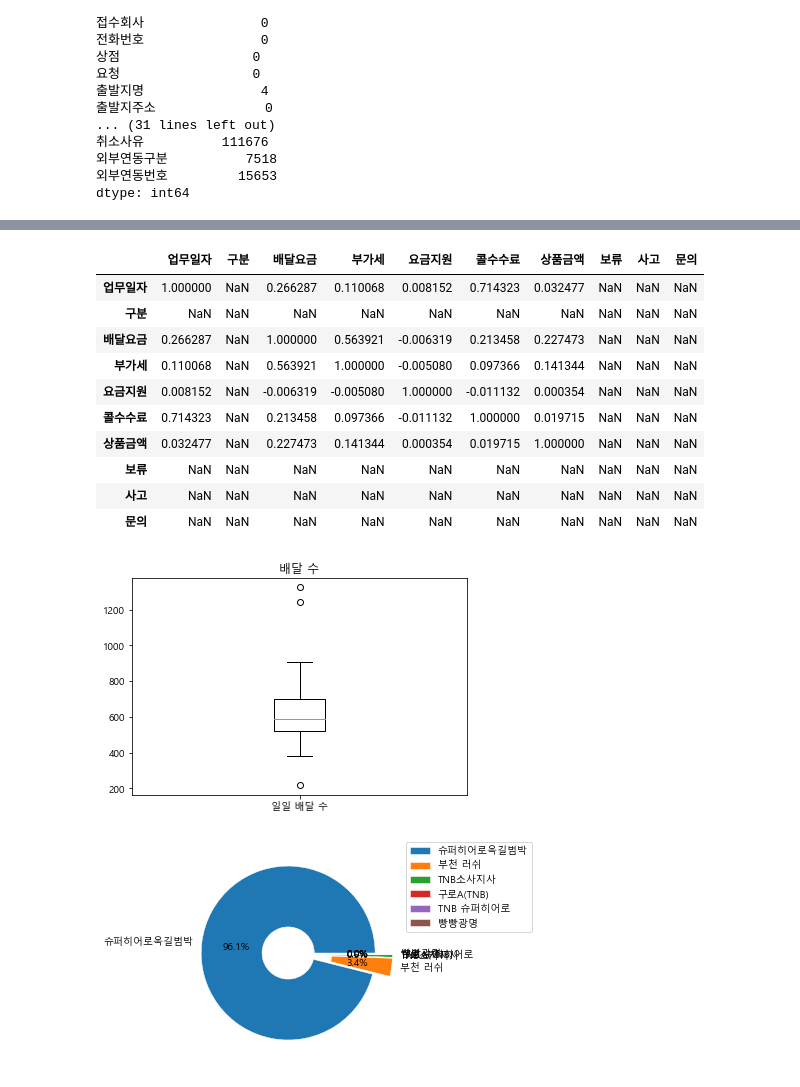
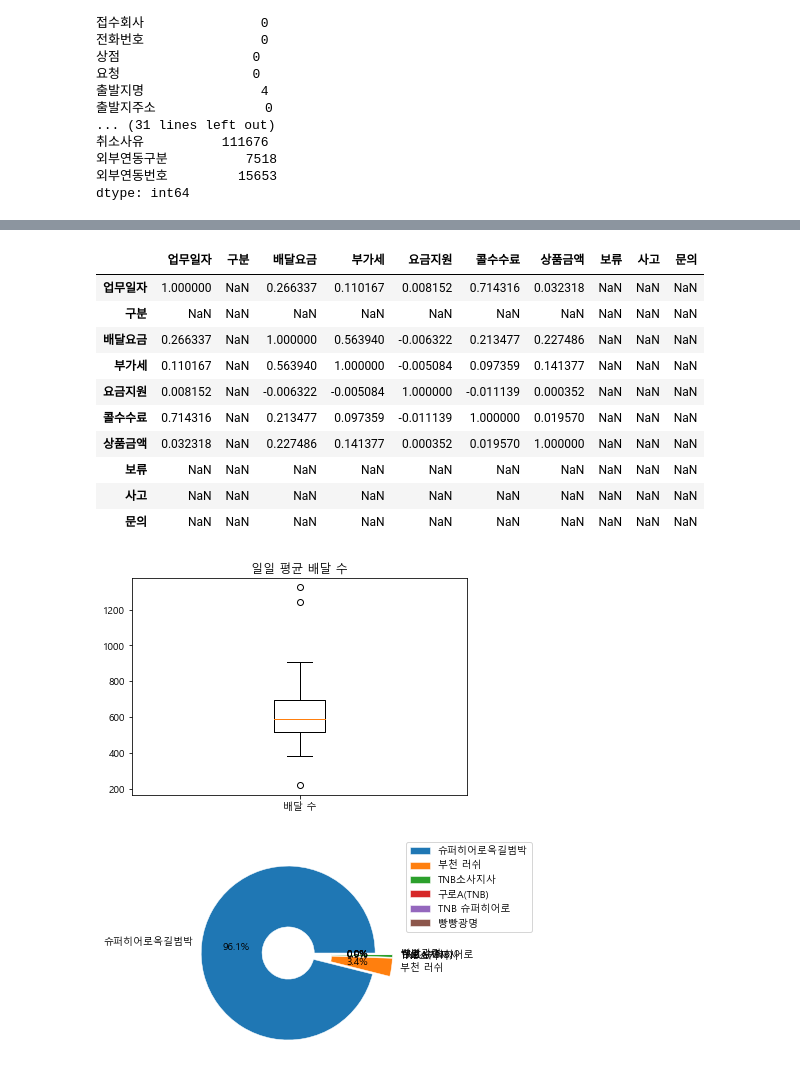
Before and after one commit to ethan528/BBS_Optimal_Position, a Jupyter notebook: EDA.ipynb, the cells around one changed output, grey strips where cells are left out. Saved outputs shown, nothing was run; the diff lists cells and outputs as text; code cells hidden in the pictures.

```diff
--- a/EDA.ipynb
+++ b/EDA.ipynb
@@ -55,7 +55,7 @@ Unnamed: 3      7518
 외부연동번호         15653
 dtype: int64
 # %%
-df1 = df[df['완료'].notnull()]
+df1 = df[(df['완료'].notnull()) & (df['픽업'].notnull()) & (df['취소'].isna())]
 df1.describe()
 # %% [output]
 |  | 업무일자 | 구분 | 배달요금 | 부가세 | 요금지원 | 콜수수료 | 상품금액 | 보류 | 사고 | 문의 |
@@ -71,32 +71,31 @@ df1.describe()
 df1.corr()
 # %% [output]
 |  | 업무일자 | 구분 | 배달요금 | 부가세 | 요금지원 | 콜수수료 | 상품금액 | 보류 | 사고 | 문의 |
-| 업무일자 | 1.000000 | NaN | 0.266287 | 0.110068 | 0.008152 | 0.714323 | 0.032477 | NaN | NaN | NaN |
+| 업무일자 | 1.000000 | NaN | 0.266337 | 0.110167 | 0.008152 | 0.714316 | 0.032318 | NaN | NaN | NaN |
 | 구분 | NaN | NaN | NaN | NaN | NaN | NaN | NaN | NaN | NaN | NaN |
-| 배달요금 | 0.266287 | NaN | 1.000000 | 0.563921 | -0.006319 | 0.213458 | 0.227473 | NaN | NaN | NaN |
-| 부가세 | 0.110068 | NaN | 0.563921 | 1.000000 | -0.005080 | 0.097366 | 0.141344 | NaN | NaN | NaN |
-| 요금지원 | 0.008152 | NaN | -0.006319 | -0.005080 | 1.000000 | -0.011132 | 0.000354 | NaN | NaN | NaN |
-| 콜수수료 | 0.714323 | NaN | 0.213458 | 0.097366 | -0.011132 | 1.000000 | 0.019715 | NaN | NaN | NaN |
-| 상품금액 | 0.032477 | NaN | 0.227473 | 0.141344 | 0.000354 | 0.019715 | 1.000000 | NaN | NaN | NaN |
+| 배달요금 | 0.266337 | NaN | 1.000000 | 0.563940 | -0.006322 | 0.213477 | 0.227486 | NaN | NaN | NaN |
+| 부가세 | 0.110167 | NaN | 0.563940 | 1.000000 | -0.005084 | 0.097359 | 0.141377 | NaN | NaN | NaN |
+| 요금지원 | 0.008152 | NaN | -0.006322 | -0.005084 | 1.000000 | -0.011139 | 0.000352 | NaN | NaN | NaN |
+| 콜수수료 | 0.714316 | NaN | 0.213477 | 0.097359 | -0.011139 | 1.000000 | 0.019570 | NaN | NaN | NaN |
+| 상품금액 | 0.032318 | NaN | 0.227486 | 0.141377 | 0.000352 | 0.019570 | 1.000000 | NaN | NaN | NaN |
 | 보류 | NaN | NaN | NaN | NaN | NaN | NaN | NaN | NaN | NaN | NaN |
 | 사고 | NaN | NaN | NaN | NaN | NaN | NaN | NaN | NaN | NaN | NaN |
 | 문의 | NaN | NaN | NaN | NaN | NaN | NaN | NaN | NaN | NaN | NaN |
 # %%
 import matplotlib.pyplot as plt
 from matplotlib import font_manager, rc
 f_path = "c:/Windows/Fonts/malgun.ttf"
 font_name = font_manager.FontProperties(fname=f_path).get_name()
 rc('font', family=font_name)
 
-date =[str(i) for i in df1['업무일자'].unique()]
-delivery_day = [i for i in df1.groupby('업무일자')['콜 번호'].count()]
+delivery_day = [i for i in df1.groupby('업무일자')['완료'].count()]
 
 plt.boxplot(delivery_day)
-plt.title('배달 수')
-plt.xticks([1], ['일일 배달 수'])
+plt.title('일일 평균 배달 수')
+plt.xticks([1], ['배달 수'])
 plt.show()
 # %% [output]
-[figure, old version]
+[figure, new version]
 # %%
 company_ratio_list = [len(df1[df1['기사소속회사'] == i]) for i in df1['기사소속회사'].unique()]
 labels = df1['기사소속회사'].unique()
```
Also changed, not shown: parts of 10 cells of this notebook, 3 other files.
